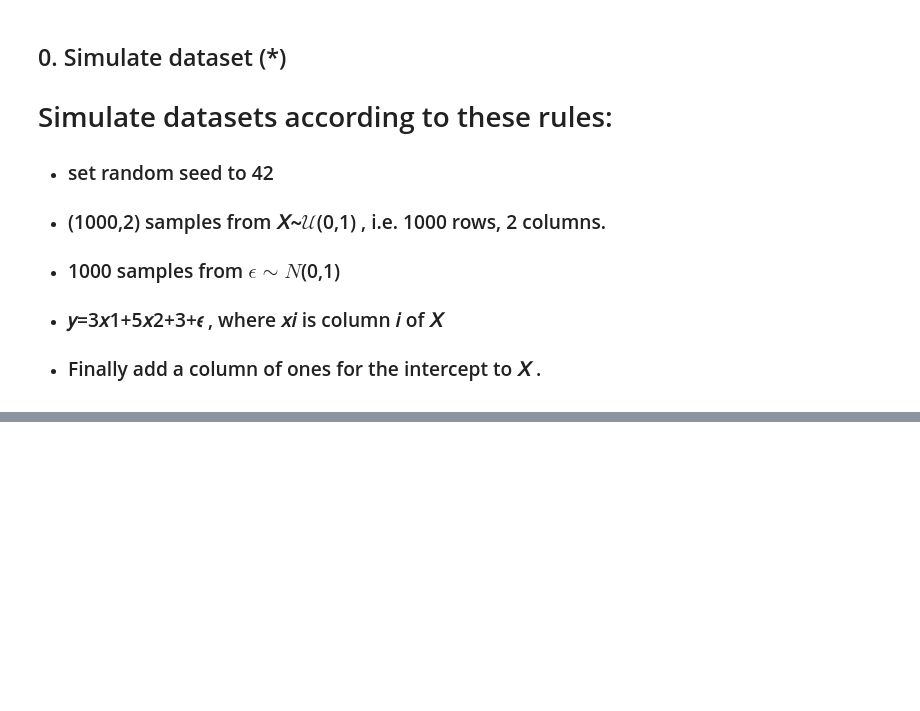
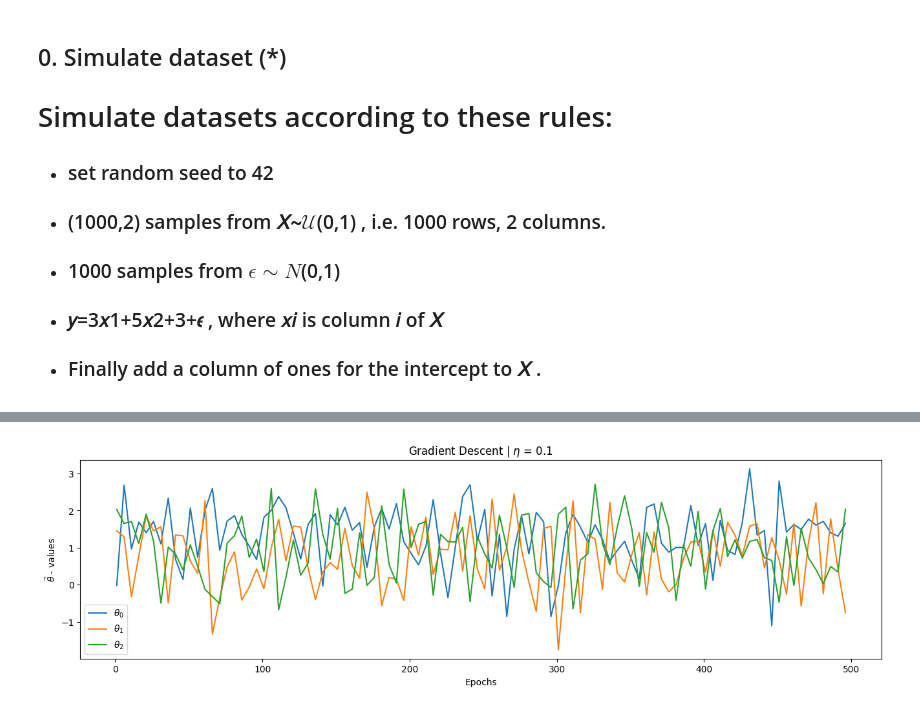
Before and after one commit to JoelOscarsson/Machine-Learning, a Jupyter notebook: Excercises/L1-Gradient-Descent.ipynb, the cells around one changed output, grey strips where cells are left out. Cells and saved outputs as stored; diff of their text form; code cells hidden in the pictures; blank space fills up the shorter version.

```diff
--- a/Excercises/L1-Gradient-Descent.ipynb
+++ b/Excercises/L1-Gradient-Descent.ipynb
@@ -41,0 +147,18 @@ y = X[:3]+
+# %%
+# a)
+
+steps = range(1, 500, 5) # Jumping 5 steps every iteration (For each fifth epoch 1-500)
+thetas = np.array(
+    [gradient_descent(X, y, epochsi=epoch, learning_rate=0.1).reshape(-1) for epoch in steps]
+)
+thetas = np.array(thetas)
+
+# # Plotting a graph
+plt.figure(figsize=(16,4))
+plt.plot(steps, thetas)
+plt.title(r"Gradient Descent | ${\eta}$ = 0.1")
+plt.ylabel(r"$\vec{\theta}$ - values")
+plt.xlabel("Epochs")
+plt.gca().legend((r"${\theta_0}$", r"${\theta_1}$", r"${\theta_2}$"));
+# %% [output]
+[figure, added]
```
Also changed, not shown: parts of 7 cells of this notebook, 1 other file.
